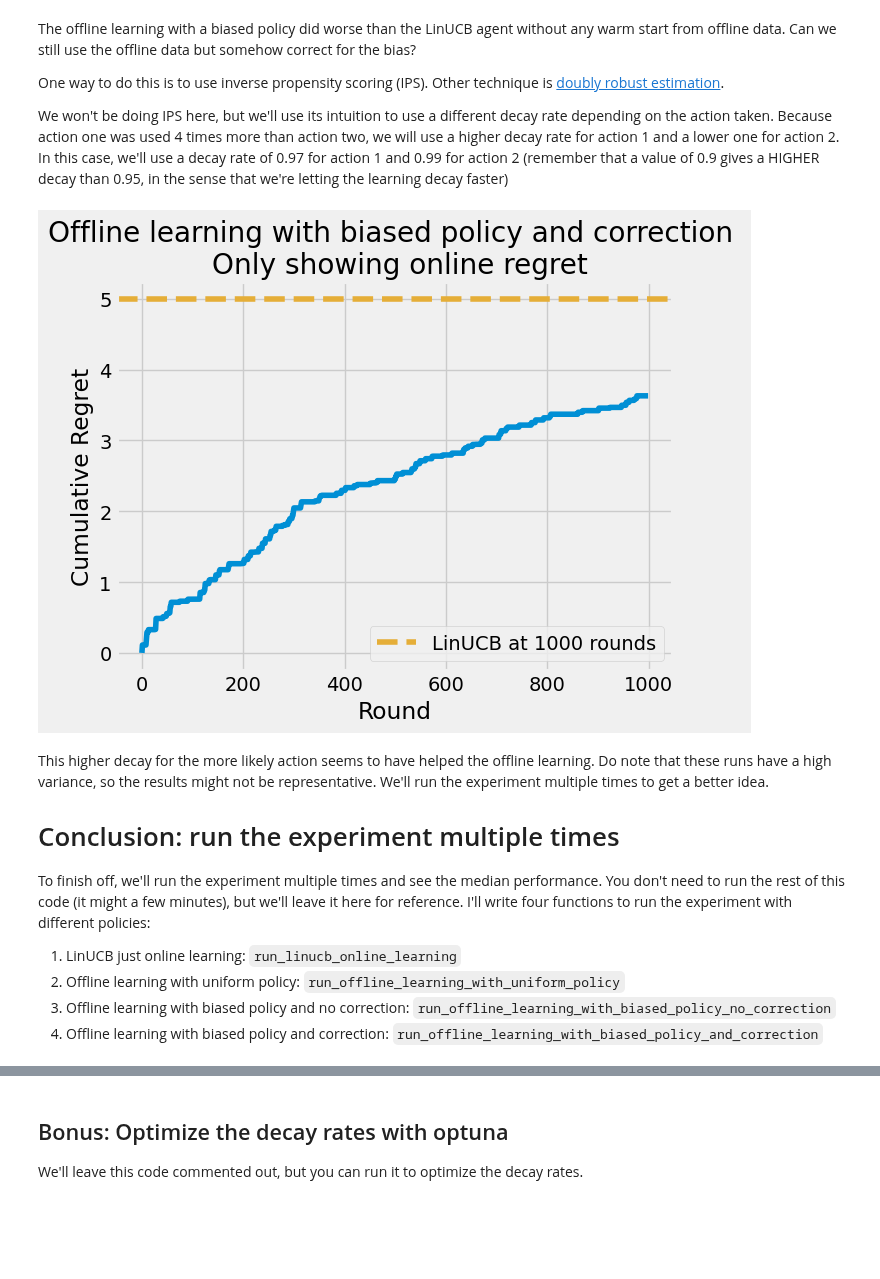
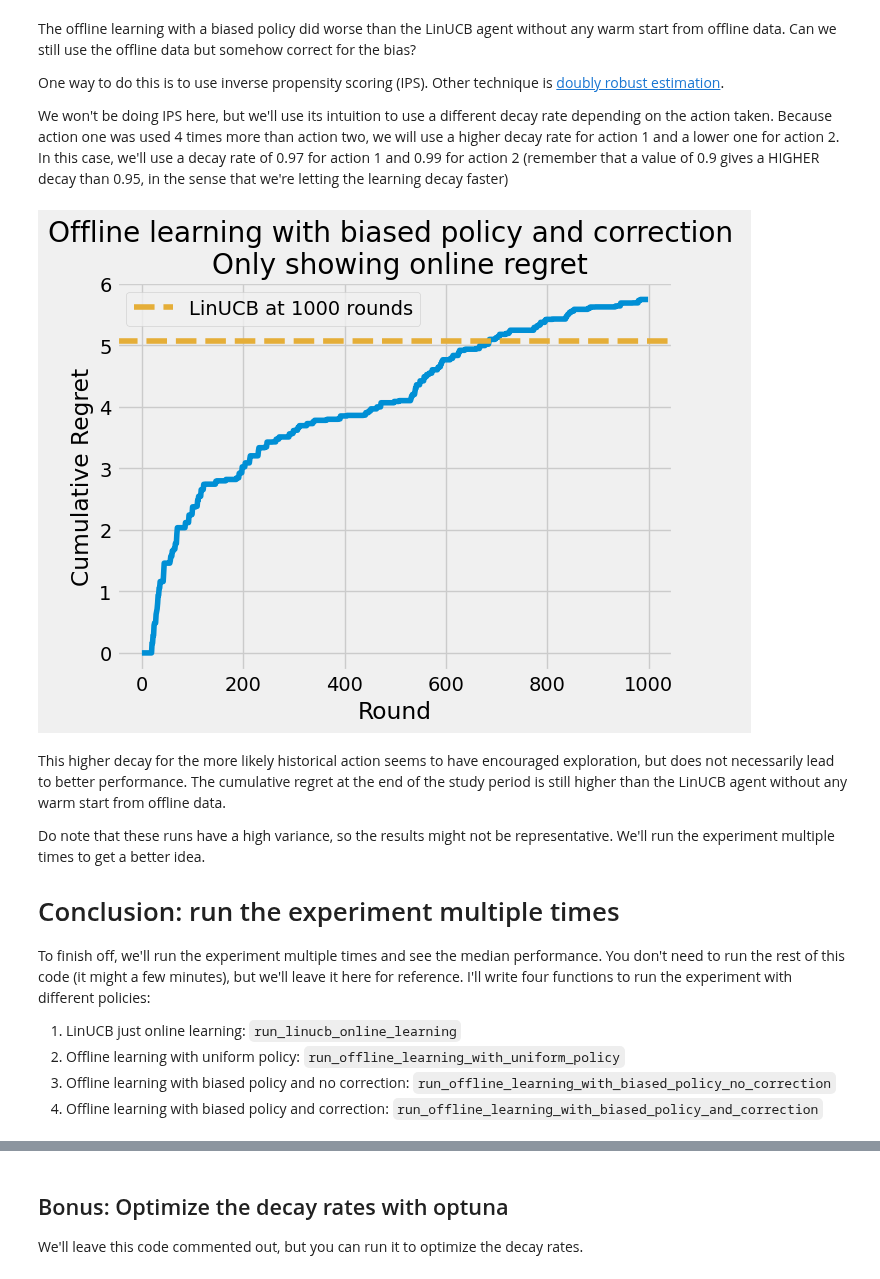
Before and after one commit to bayesianbandits/bayesianbandits, a Jupyter notebook: docs/notebooks/offline-learning.ipynb, the cells around one changed output, grey strips where cells are left out. Cells and saved outputs as stored; diff of their text form; code cells hidden in the pictures; blank space fills up the shorter version.

```diff
--- a/docs/notebooks/offline-learning.ipynb
+++ b/docs/notebooks/offline-learning.ipynb
@@ -306,21 +337,18 @@ Now that we have the rewards, contexts and actions, we can update our agent offl
 We'll write a `create_agent` function just to save a few lines of code later.
 # %%
 def create_agent(alpha=0.96):
-
     arms = [
         Arm(InterestRate.interest_rate_10, learner=NormalInverseGammaRegressor()),
         Arm(InterestRate.interest_rate_15, learner=NormalInverseGammaRegressor()),
     ]
 
     return ContextualAgent(
-        arms=arms,
-        policy=UpperConfidenceBound(alpha),
+        arms=arms, policy=UpperConfidenceBound(alpha), random_seed=rng
     )
 
 
 offline_agent = create_agent()
 
-np.random.seed(100)
 # Learn from offline data
 for token, reward, context in zip(actions, oracle.rewards, contexts):
     offline_agent.select_for_update(token).update(
@@ -368,11 +398,12 @@ We'll run the same steps as before:
 3. Run online learning
 # %%
 # 1 Simulate offline data
-np.random.seed(110)
 oracle = LoanOracle()
 
+
 def action_1_more_likely_policy():
-    return InterestRate(1) if np.random.uniform() < 0.8 else InterestRate(2)
+    return InterestRate(1) if rng.uniform() < 0.8 else InterestRate(2)
+
 
 contexts, actions = simulate_offline_data(oracle, 3000, action_1_more_likely_policy)
 
@@ -389,23 +420,25 @@ for token, reward, context in zip(actions, oracle.rewards, contexts):
 # 3 Run online learning
 online_rounds = 1000
 for _ in range(online_rounds):
-
-    user_credit_score = np.random.uniform(-5, 5)
+    user_credit_score = rng.uniform(-5, 5)
 
     context = np.array([1.0, user_credit_score])
 
     oracle.set_context(context)
     oracle.best_expected_reward()
 
-    action, = offline_agent.pull(np.atleast_2d(context))
+    (action,) = offline_agent.pull(np.atleast_2d(context))
     action.take_action(oracle)
     offline_agent.update(context, oracle.rewards[-1] - true_reward_mean)
 
 
 offline_plus_online_regret = np.cumsum(
-    np.array(oracle.optimal_rewards[-online_rounds:]) - np.array(oracle.expected_rewards[-online_rounds:])
+    np.array(oracle.optimal_rewards[-online_rounds:])
+    - np.array(oracle.expected_rewards[-online_rounds:])
 )
 
-plot_cumulative_regret(offline_plus_online_regret,
-                        title="Offline learning with biased policy + online learning \n Only showing online regret")
+plot_cumulative_regret(
+    offline_plus_online_regret,
+    title="Offline learning with biased policy + online learning \n Only showing online regret",
+)
 # %% [output]
@@ -419,7 +452,6 @@ One way to do this is to use inverse propensity scoring (IPS). Other technique i
 We won't be doing IPS here, but we'll use its intuition to use a different decay rate depending on the action taken. Because action one was used 4 times more than action two, we will use a higher decay rate for action 1 and a lower one for action 2. In this case, we'll use a decay rate of 0.97 for action 1 and 0.99 for action 2 (remember that a value of 0.9 gives a HIGHER decay than 0.95, in the sense that we're letting the learning decay faster)
 # %%
 # 1. Simulate offline data
-np.random.seed(111)
 oracle = LoanOracle()
 
 contexts, actions = simulate_offline_data(oracle, 3000, action_1_more_likely_policy)
@@ -427,41 +459,45 @@ contexts, actions = simulate_offline_data(oracle, 3000, action_1_more_likely_pol
 # 2. Learn from offline data
 offline_agent = create_agent()
 decay_for_action_1 = 0.97
 decay_for_action_2 = 0.99
 
 for token, reward, context in zip(actions, oracle.rewards, contexts):
     offline_agent.select_for_update(token).update(
         np.atleast_2d(context), np.atleast_1d(reward - true_reward_mean)
     )
     if token == InterestRate.interest_rate_10:
         offline_agent.decay(context, decay_rate=decay_for_action_1)
     else:
         offline_agent.decay(context, decay_rate=decay_for_action_2)
 
 # 3 Run online learning
 online_rounds = 1000
 for _ in range(online_rounds):
-
-    user_age = np.random.uniform(-5, 5)
+    user_age = rng.uniform(-5, 5)
     context = np.array([1.0, user_age])
 
     oracle.set_context(context)
     oracle.best_expected_reward()
 
-    action, = offline_agent.pull(np.atleast_2d(context))
+    (action,) = offline_agent.pull(np.atleast_2d(context))
     action.take_action(oracle)
     offline_agent.update(context, oracle.rewards[-1] - true_reward_mean)
 
 
 offline_plus_online_regret = np.cumsum(
-    np.array(oracle.optimal_rewards[-online_rounds:]) - np.array(oracle.expected_rewards[-online_rounds:])
+    np.array(oracle.optimal_rewards[-online_rounds:])
+    - np.array(oracle.expected_rewards[-online_rounds:])
 )
 
-plot_cumulative_regret(offline_plus_online_regret, title="Offline learning with biased policy and correction \n Only showing online regret")
+plot_cumulative_regret(
+    offline_plus_online_regret,
+    title="Offline learning with biased policy and correction \n Only showing online regret",
+)
 # %% [output]
-[figure, old version]
+[figure, new version]
 # %% [markdown]
-This higher decay for the more likely action seems to have helped the offline learning.
+This higher decay for the more likely historical action seems to have encouraged exploration, but does not necessarily lead to better performance. The cumulative regret at the end of the study period is still higher than the LinUCB agent without any warm start from offline data.
+
 Do note that these runs have a high variance, so the results might not be representative. We'll run the experiment multiple times to get a better idea.
 
 # Conclusion: run the experiment multiple times
```
Also changed, not shown: parts of 17 cells of this notebook.
